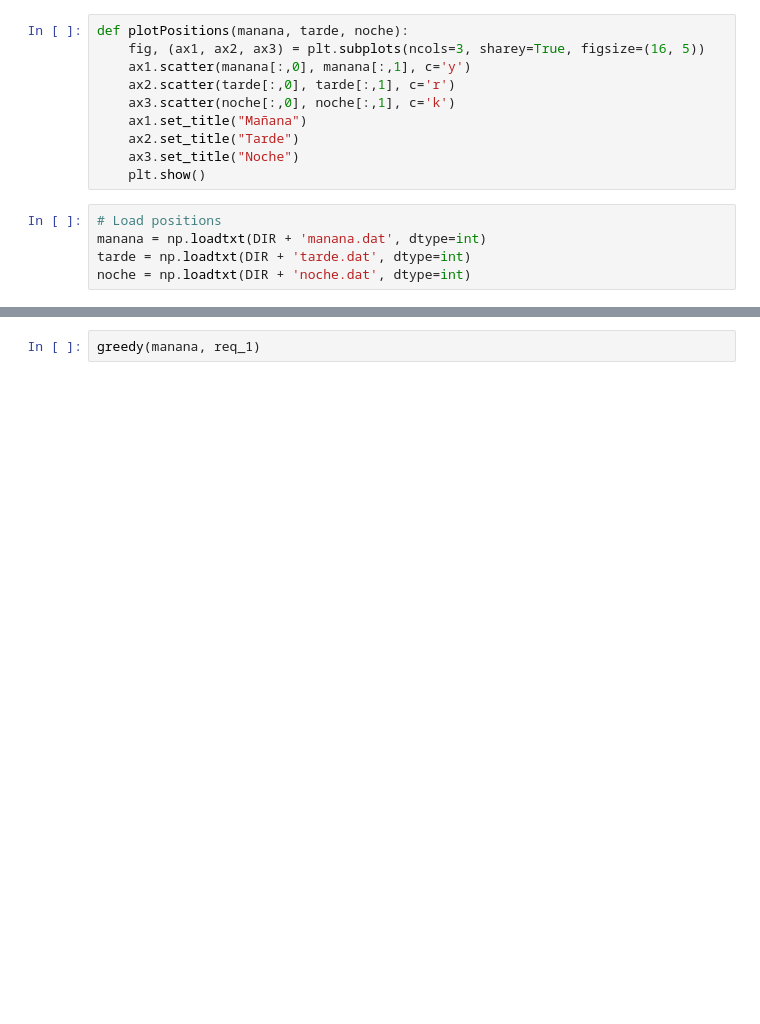
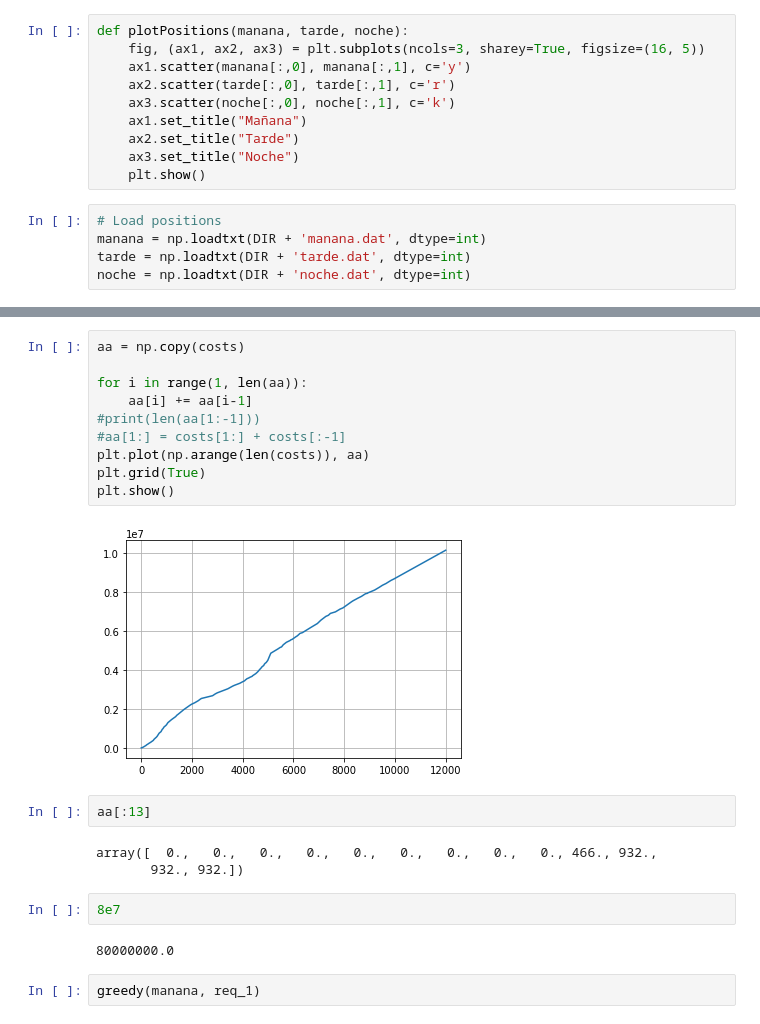
Before and after one commit to dsanmartin/INF564-HW, a Jupyter notebook: 1/tarea1.ipynb, the cells around one changed output, grey strips where cells are left out. Drawn from its saved outputs; the diff is of its cells as text; blank space fills up the shorter version.

```diff
--- a/1/tarea1.ipynb
+++ b/1/tarea1.ipynb
@@ -78,3 +160,24 @@ plt.show()
+# %%
+aa = np.copy(costs)
+
+for i in range(1, len(aa)):
+    aa[i] += aa[i-1]
+#print(len(aa[1:-1]))
+#aa[1:] = costs[1:] + costs[:-1]
+plt.plot(np.arange(len(costs)), aa)
+plt.grid(True)
+plt.show()
+# %% [output]
+[figure, added]
+# %%
+aa[:13]
+# %% [output]
+array([  0.,   0.,   0.,   0.,   0.,   0.,   0.,   0.,   0., 466., 932.,
+       932., 932.])
+# %%
+8e7
+# %% [output]
+80000000.0
 # %%
 greedy(manana, req_1)
 # %%
```
Also changed, not shown: parts of 14 cells of this notebook.
